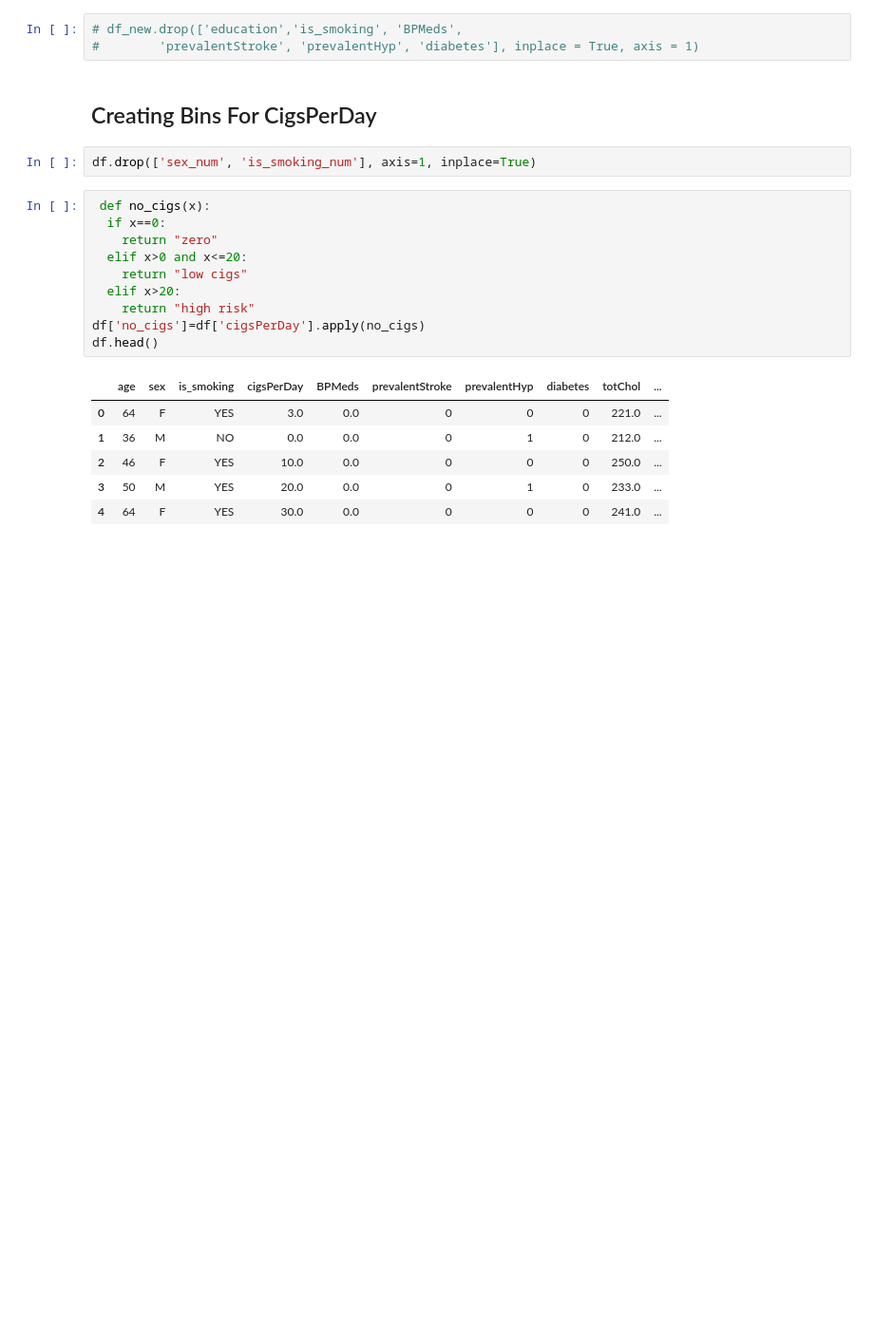
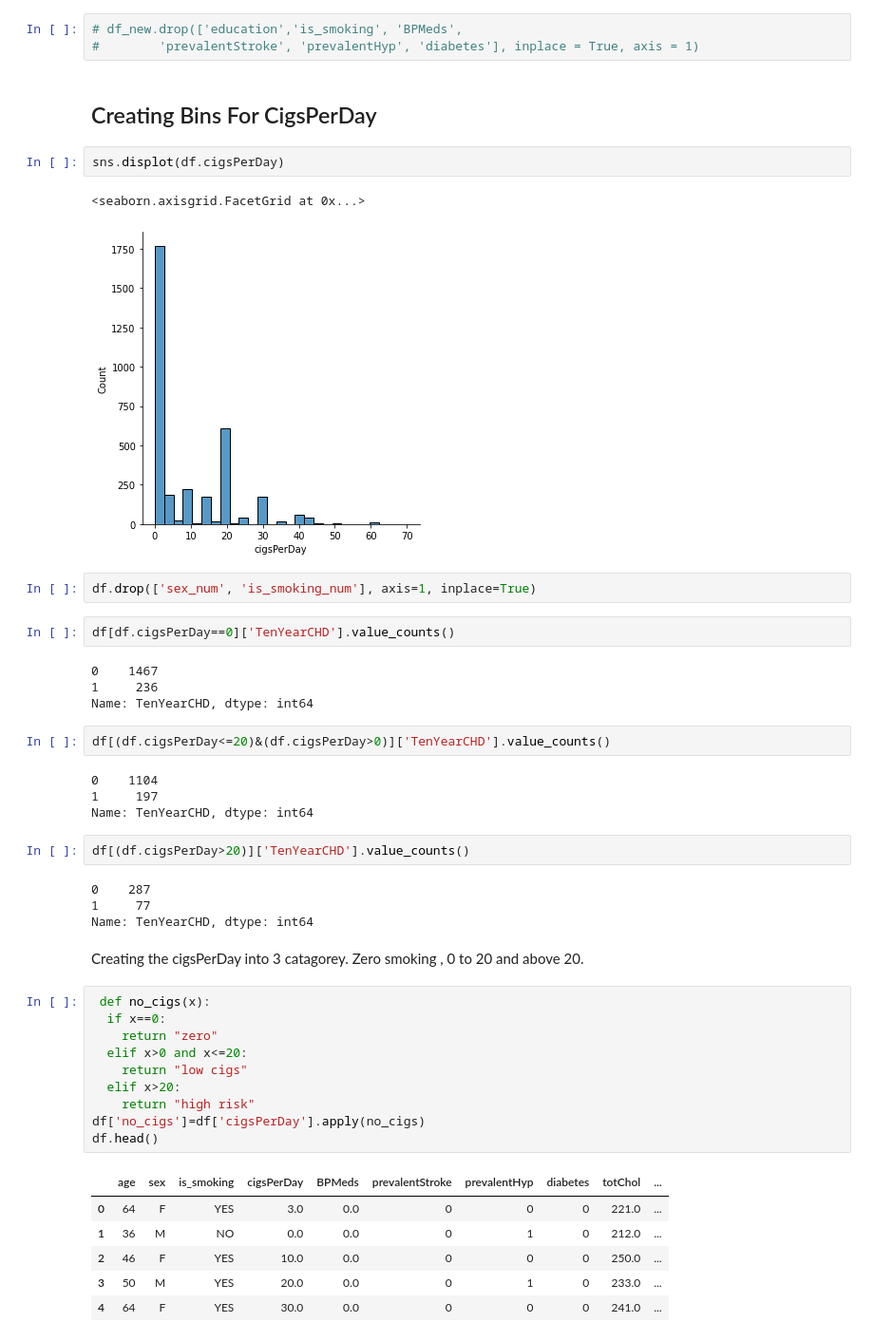
Before and after one commit to Yogesh-8998/Cardio-Vascular-Risk-Prediction, a Jupyter notebook: CHD_Risk_prediction.ipynb, the cells around one changed output. Shown at 95% size. Cells and saved outputs as stored; diff of their text form; blank space fills up the shorter version.

```diff
--- a/CHD_Risk_prediction.ipynb
+++ b/CHD_Risk_prediction.ipynb
@@ -272,8 +287,33 @@ Index(['age', 'education', 'cigsPerDay', 'BPMeds', 'prevalentStroke',
 #        'prevalentStroke', 'prevalentHyp', 'diabetes'], inplace = True, axis = 1)
 # %% [markdown]
 ## Creating Bins For CigsPerDay
+# %%
+sns.displot(df.cigsPerDay)
+# %% [output]
+<seaborn.axisgrid.FacetGrid at 0x...>
+[figure, added]
 # %%
 df.drop(['sex_num', 'is_smoking_num'], axis=1, inplace=True)
+# %%
+df[df.cigsPerDay==0]['TenYearCHD'].value_counts()
+# %% [output]
+0    1467
+1     236
+Name: TenYearCHD, dtype: int64
+# %%
+df[(df.cigsPerDay<=20)&(df.cigsPerDay>0)]['TenYearCHD'].value_counts()
+# %% [output]
+0    1104
+1     197
+Name: TenYearCHD, dtype: int64
+# %%
+df[(df.cigsPerDay>20)]['TenYearCHD'].value_counts()
+# %% [output]
+0    287
+1     77
+Name: TenYearCHD, dtype: int64
+# %% [markdown]
+Creating the cigsPerDay into 3 catagorey. Zero smoking , 0 to 20 and above 20.
 # %%
  def no_cigs(x):
   if x==0:
```
Also changed, not shown: parts of 47 cells of this notebook.
